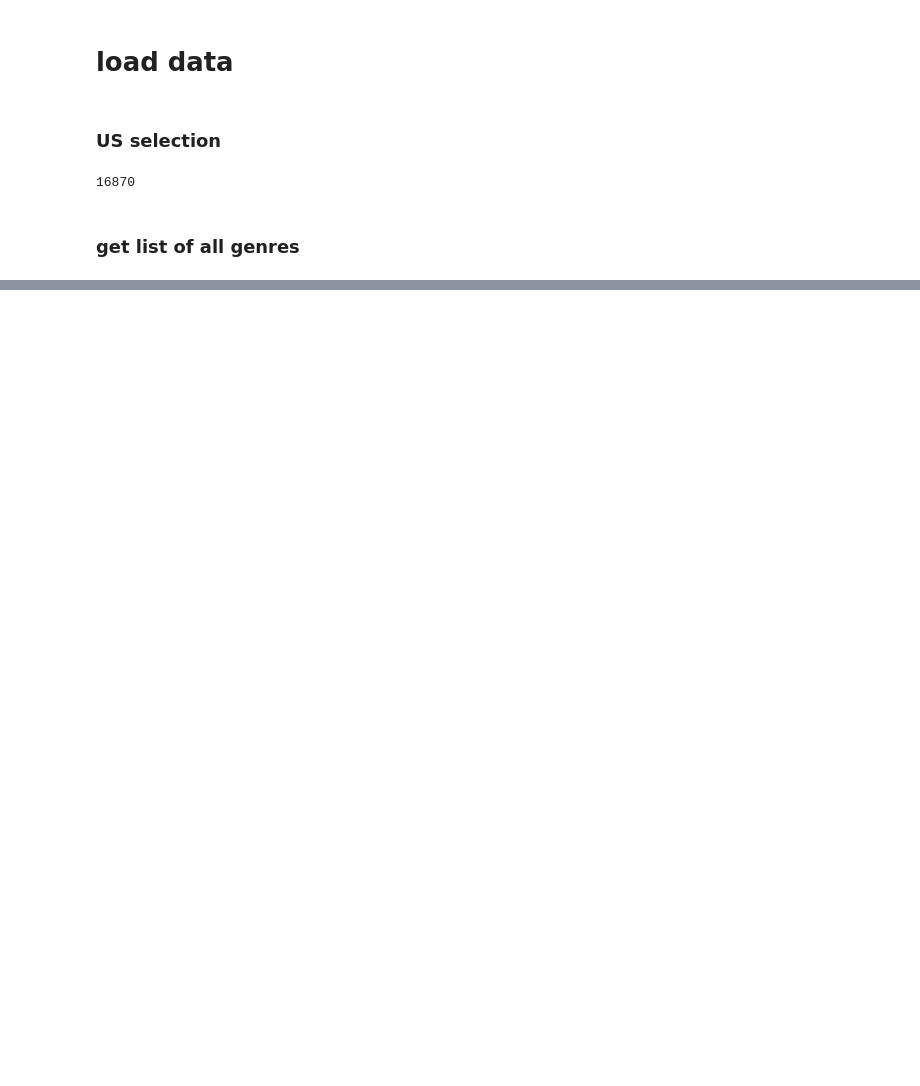
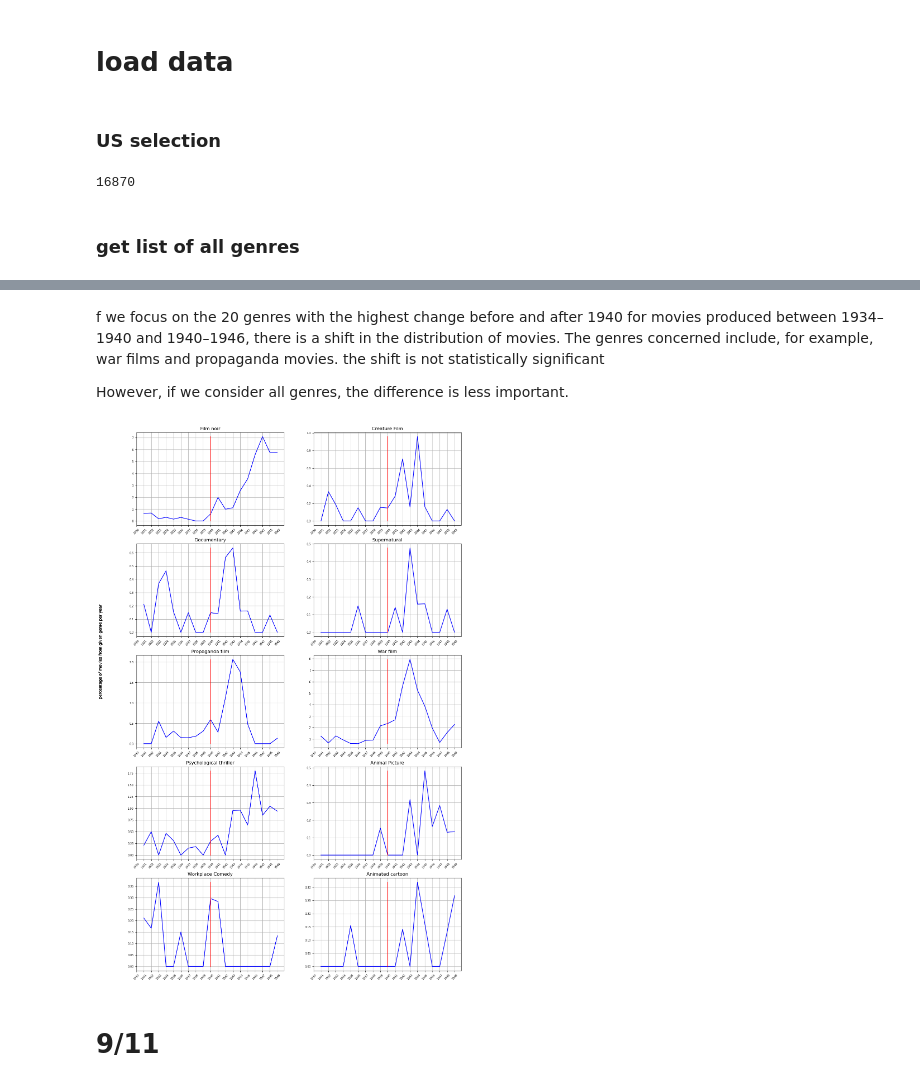
Before and after one commit to epfl-ada/ada-2024-project-adanonymous, a Jupyter notebook: src/utils/analysis_movies.ipynb, the cells around one changed output, grey strips where cells are left out. Cells and saved outputs as stored; diff of their text form; code cells hidden in the pictures; blank space fills up the shorter version.

```diff
--- a/src/utils/analysis_movies.ipynb
+++ b/src/utils/analysis_movies.ipynb
@@ -214 +266,13 @@ p-value: 0.014620468156455055
+# %% [markdown]
+f we focus on the 20 genres with the highest change before and after 1940 for movies produced between 1934–1940 and 1940–1946, there is a shift in the distribution of movies. The genres concerned include, for example, war films and propaganda movies. the shift is not statistically significant
+
+However, if we consider all genres, the difference is less important.
+# %%
+#focus on some specific genres
+df = get_movies_genre_change(movies, genres_unique, 10, 1934,  1940,1946)
+plot_percentage_movies_genre_all(movies,df.genre.values,1930, 1950, 1940,5,2)
+# %% [output]
+[figure, added]
+# %% [markdown]
+# 9/11
 # %%
```
Also changed, not shown: parts of 11 cells of this notebook.
